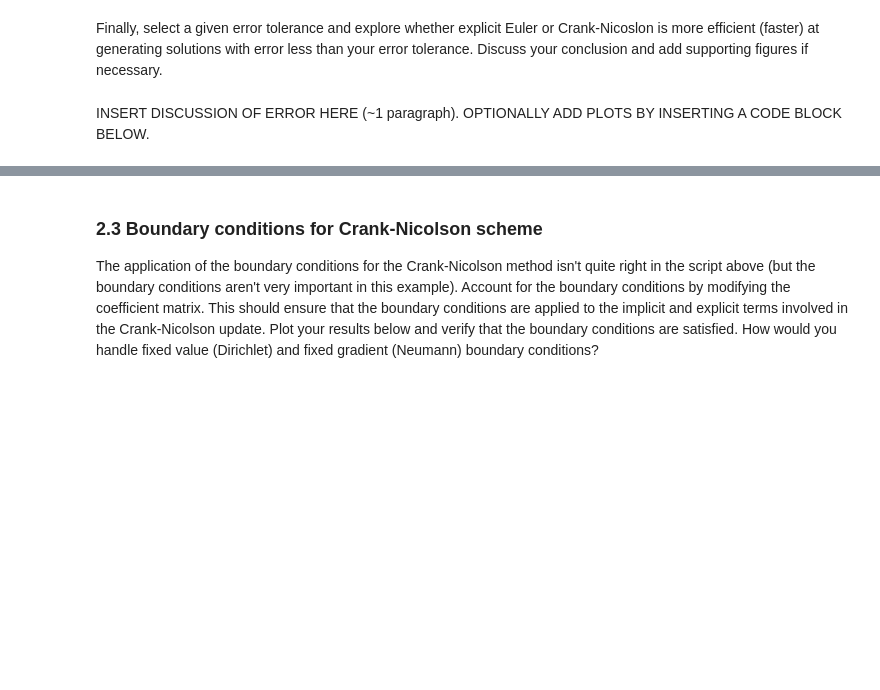
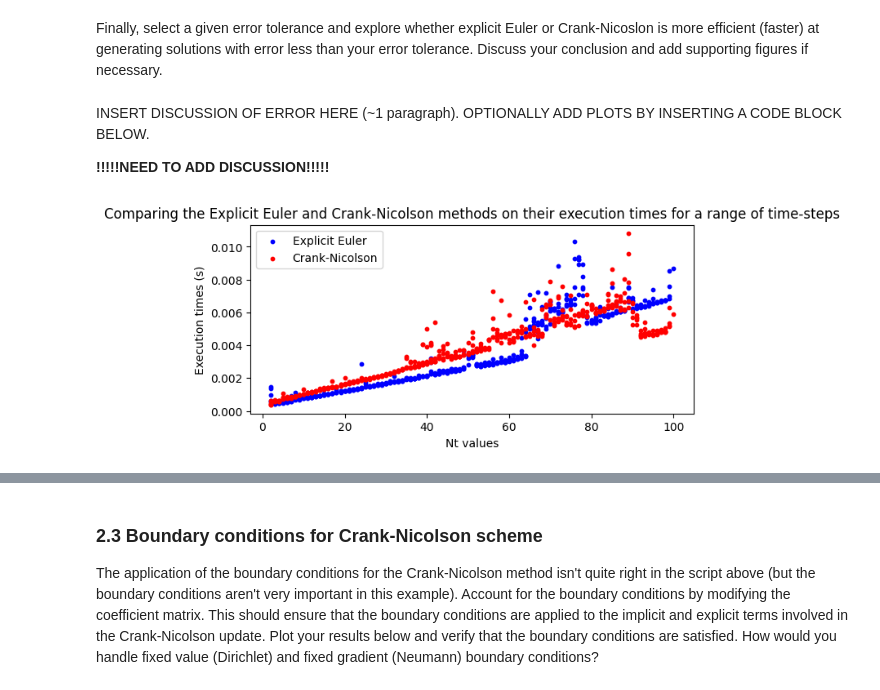
Before and after one commit to isabelgilchristmiller/QCES, a Jupyter notebook: Project1_numerical_methods.ipynb, the cells around one changed output, grey strips where cells are left out. Cells and saved outputs as stored; diff of their text form; code cells hidden in the pictures; blank space fills up the shorter version.

```diff
--- a/Project1_numerical_methods.ipynb
+++ b/Project1_numerical_methods.ipynb
@@ -404,3 +404,55 @@ Crank-Nicolson method took 0.06 seconds
 Finally, select a given error tolerance and explore whether explicit Euler or Crank-Nicoslon is more efficient (faster) at generating solutions with error less than your error tolerance. Discuss your conclusion and add supporting figures if necessary.
 # %% [markdown]
 INSERT DISCUSSION OF ERROR HERE (~1 paragraph).  OPTIONALLY ADD PLOTS BY INSERTING A CODE BLOCK BELOW.
+
+**!!!!!NEED TO ADD DISCUSSION!!!!!**
+# %%
+limit = 2
+Nt_values_raw = np.linspace(0, 100, 500)
+Nt_values = [int(nt) for nt in Nt_values_raw if int(nt) >= 2] # Convert to integers and discard values less than 2
+
+ee_Nt_values = []
+ee_results = []
+ee_execution_times = []
+
+for Nt in Nt_values:
+    t = np.linspace(t_start, t_end, Nt)
+
+    start_time_ee = time.time()
+    c_ee = EE(x, t, kappa)
+
+    end_time_ee = time.time()
+    ics_test = set_ics(x, kappa, t[-1])
+
+    ee_Nt_values.append(Nt)
+    ee_results.append(c_ee)
+    ee_execution_times.append(end_time_ee - start_time_ee)
+
+cn_Nt_values = []
+cn_results = []
+cn_execution_times = []
+
+for Nt in Nt_values:
+    t = np.linspace(t_start, t_end, Nt)
+
+    start_time_cn = time.time()
+    c_cn = EE(x, t, kappa)
+    end_time_cn = time.time()
+
+    cn_Nt_values.append(Nt)
+    cn_results.append(c_cn)
+    cn_execution_times.append(end_time_cn - start_time_cn)
+
+plt.figure(figsize=(7, 3))
+
+plt.scatter(ee_Nt_values, ee_execution_times, s=10, color='blue', label='Explicit Euler')
+plt.scatter(cn_Nt_values, cn_execution_times, s=10, color='red', label='Crank-Nicolson')
+plt.legend()
+plt.xlabel('Nt values')
+plt.ylabel('Execution times (s)')
+plt.title('Comparing the Explicit Euler and Crank-Nicolson methods on their execution times for a range of time-steps')
+plt.legend()
+
+plt.show()
+# %% [output]
+[figure, added]
```
Also changed, not shown: parts of 6 cells of this notebook.
